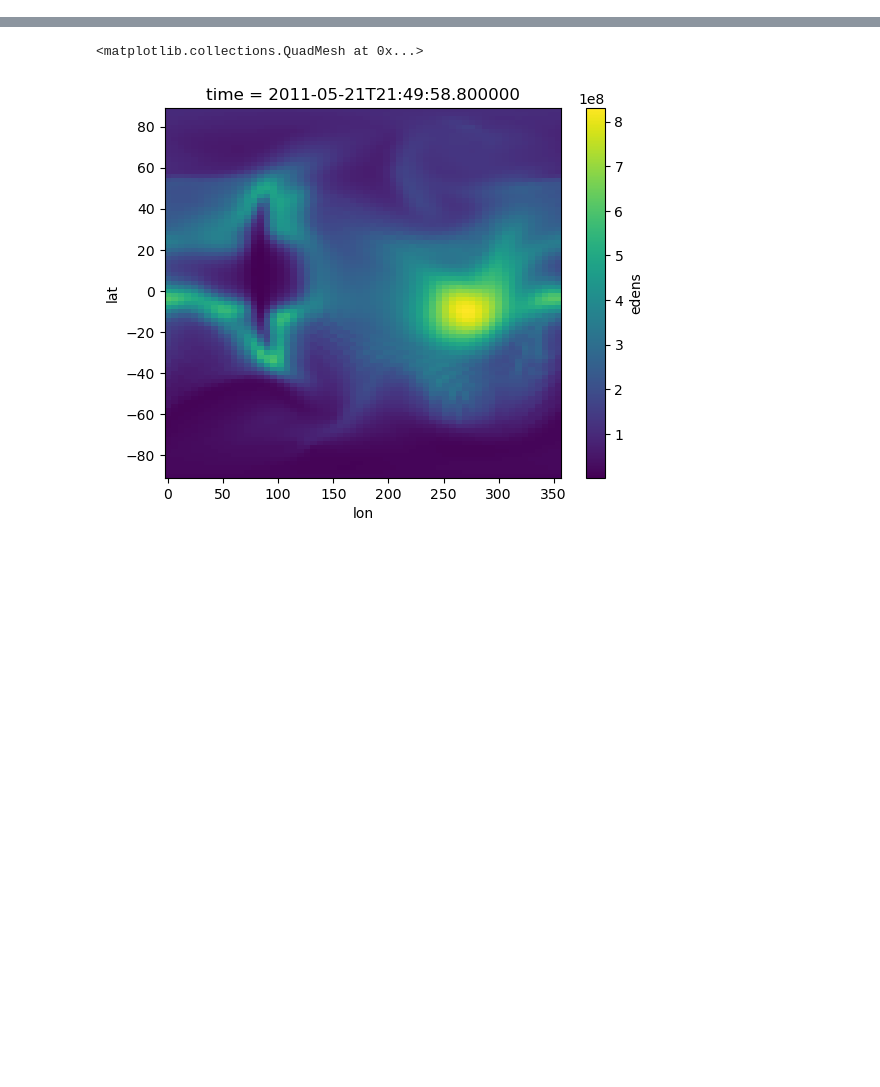
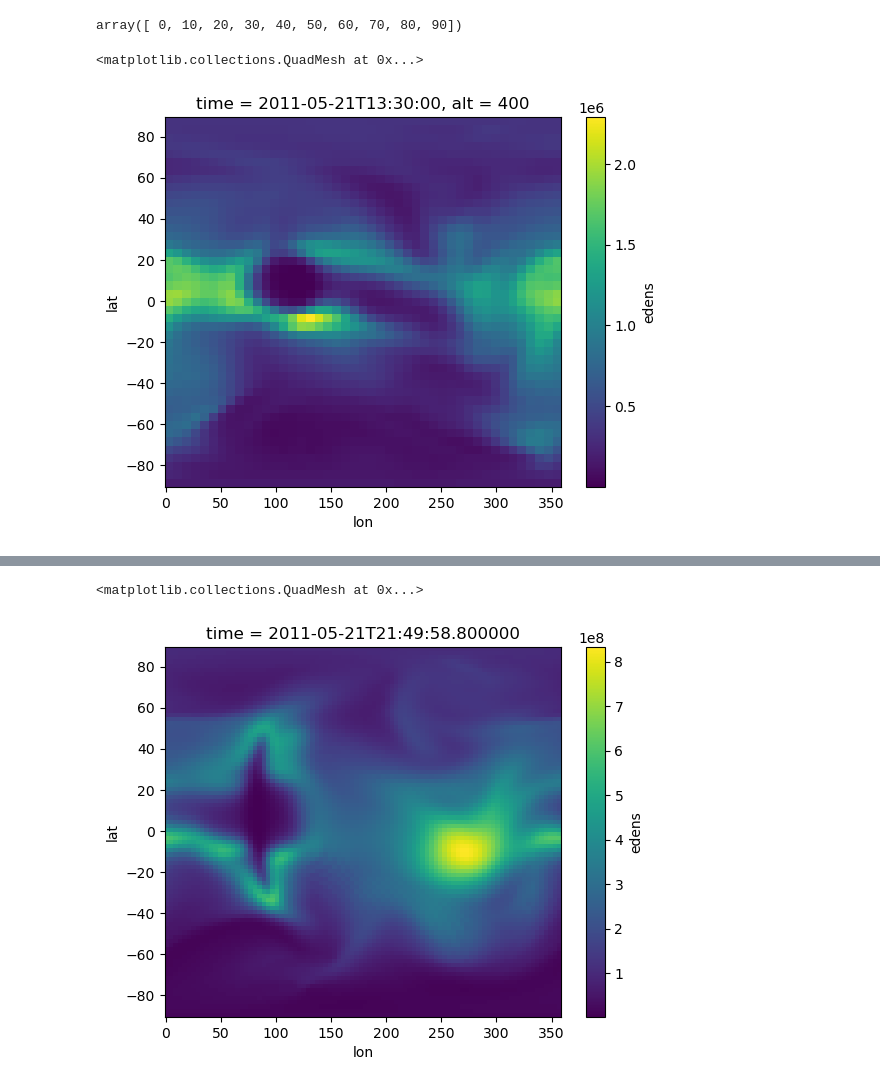
Before and after one commit to abukowski21/SAMI3-GITM-python, a Jupyter notebook: AaronVerifyInterpolations.ipynb, the cells around one changed output, grey strips where cells are left out. Drawn from its saved outputs; the diff is of its cells as text; code cells hidden in the pictures; blank space fills up the shorter version.

```diff
--- a/AaronVerifyInterpolations.ipynb
+++ b/AaronVerifyInterpolations.ipynb
@@ -29,2 +59,11 @@ Calculating Delauney Triangulation..
+# %%
+arr[::10]
+# %% [output]
+array([ 0, 10, 20, 30, 40, 50, 60, 70, 80, 90])
+# %%
+ds0.edens.coarsen(lat=4, lon=4).mean().isel(time=450, alt=8).plot(x='lon')
+# %% [output]
+<matplotlib.collections.QuadMesh at 0x...>
+[figure, added]
 # %%
 ds0.edens.isel(time=450, alt=15).plot(x='lon')
```
Also changed, not shown: parts of 48 cells of this notebook, 1 other file.
